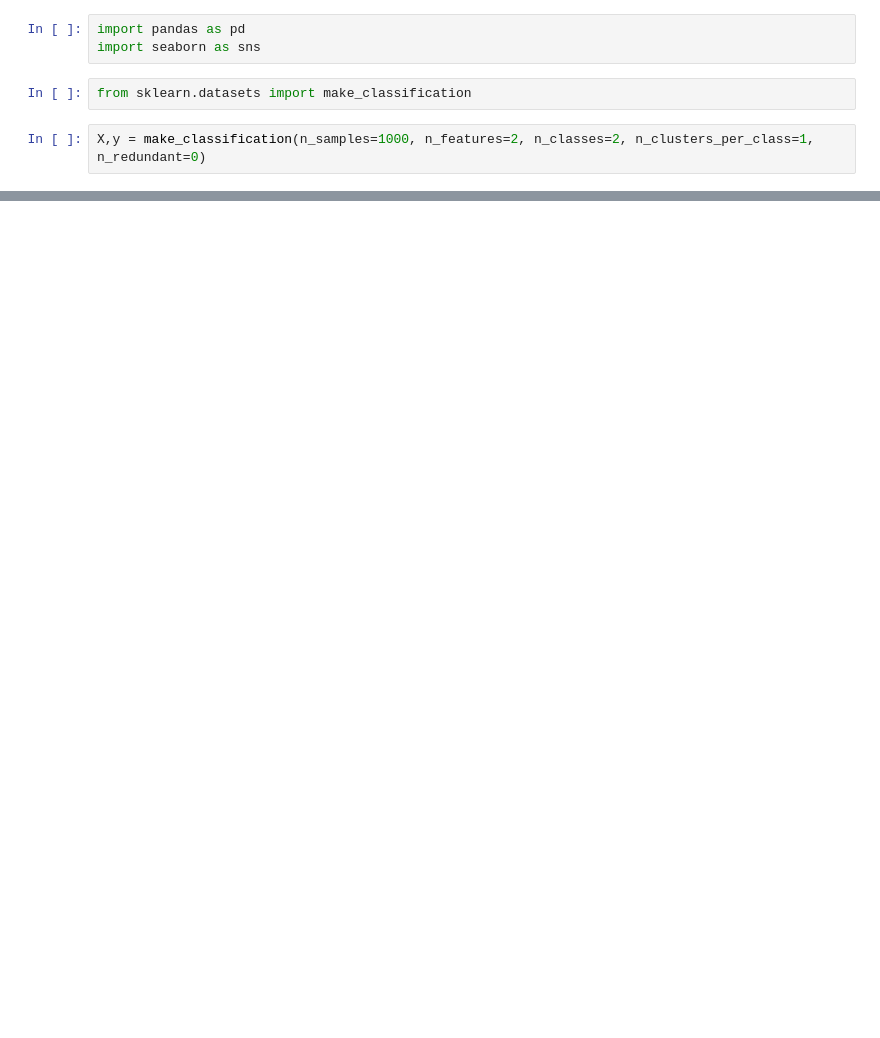
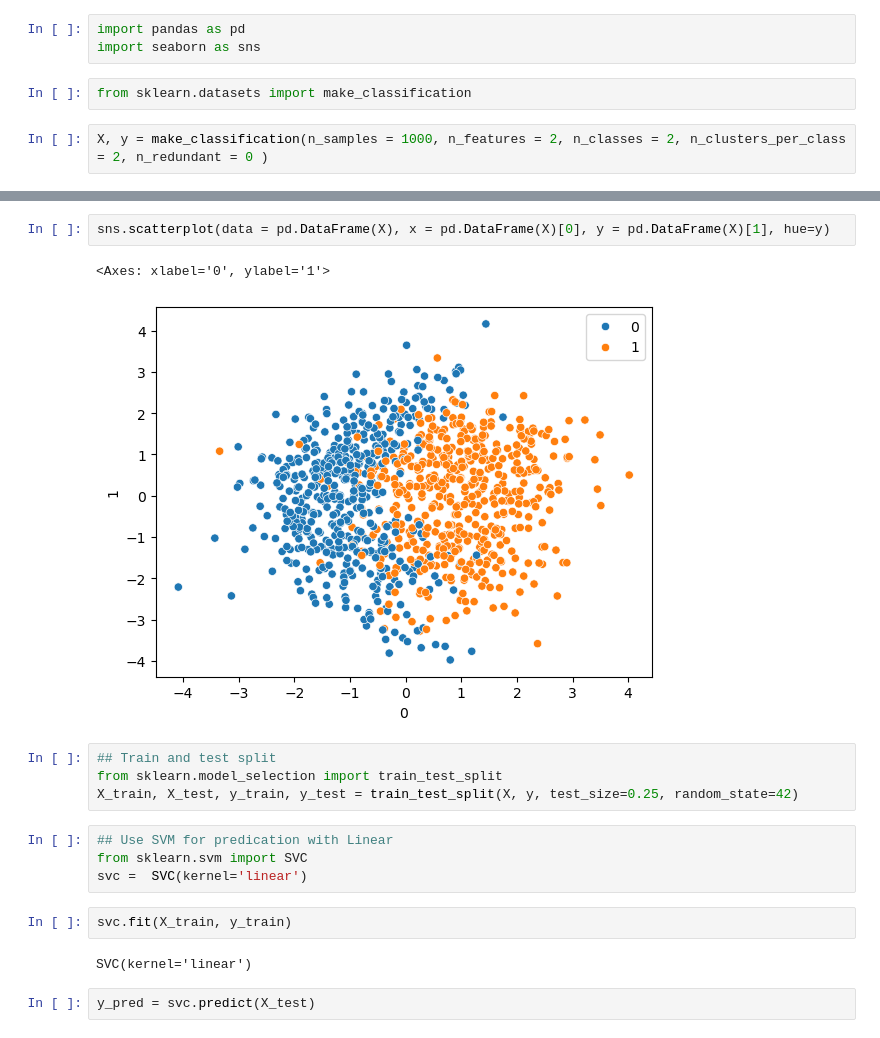
Before and after one commit to karthickmarisamy/machine_learning, a Jupyter notebook: support_vector_machine/svc.ipynb, the cells around one changed output, grey strips where cells are left out. Cells and saved outputs as stored; diff of their text form; blank space fills up the shorter version.

Commit message:
Support vector machine for regression and classification

```diff
--- a/support_vector_machine/svc.ipynb
+++ b/support_vector_machine/svc.ipynb
@@ -4,4 +4,4 @@ import seaborn as sns
 # %%
 from sklearn.datasets import make_classification
 # %%
-X,y = make_classification(n_samples=1000, n_features=2, n_classes=2, n_clusters_per_class=1, n_redundant=0)
+X, y = make_classification(n_samples = 1000, n_features = 2, n_classes = 2, n_clusters_per_class = 2, n_redundant = 0 )
@@ -12,0 +38,19 @@ sns.scatterplot(data=X)
+# %%
+sns.scatterplot(data = pd.DataFrame(X), x = pd.DataFrame(X)[0], y = pd.DataFrame(X)[1], hue=y)
+# %% [output]
+<Axes: xlabel='0', ylabel='1'>
+[figure, added]
+# %%
+## Train and test split
+from sklearn.model_selection import train_test_split
+X_train, X_test, y_train, y_test = train_test_split(X, y, test_size=0.25, random_state=42)
+# %%
+## Use SVM for predication with Linear
+from sklearn.svm import SVC
+svc =  SVC(kernel='linear')
+# %%
+svc.fit(X_train, y_train)
+# %% [output]
+SVC(kernel='linear')
+# %%
+y_pred = svc.predict(X_test)
```
Also changed, not shown: parts of 18 cells of this notebook, 1 other file.
